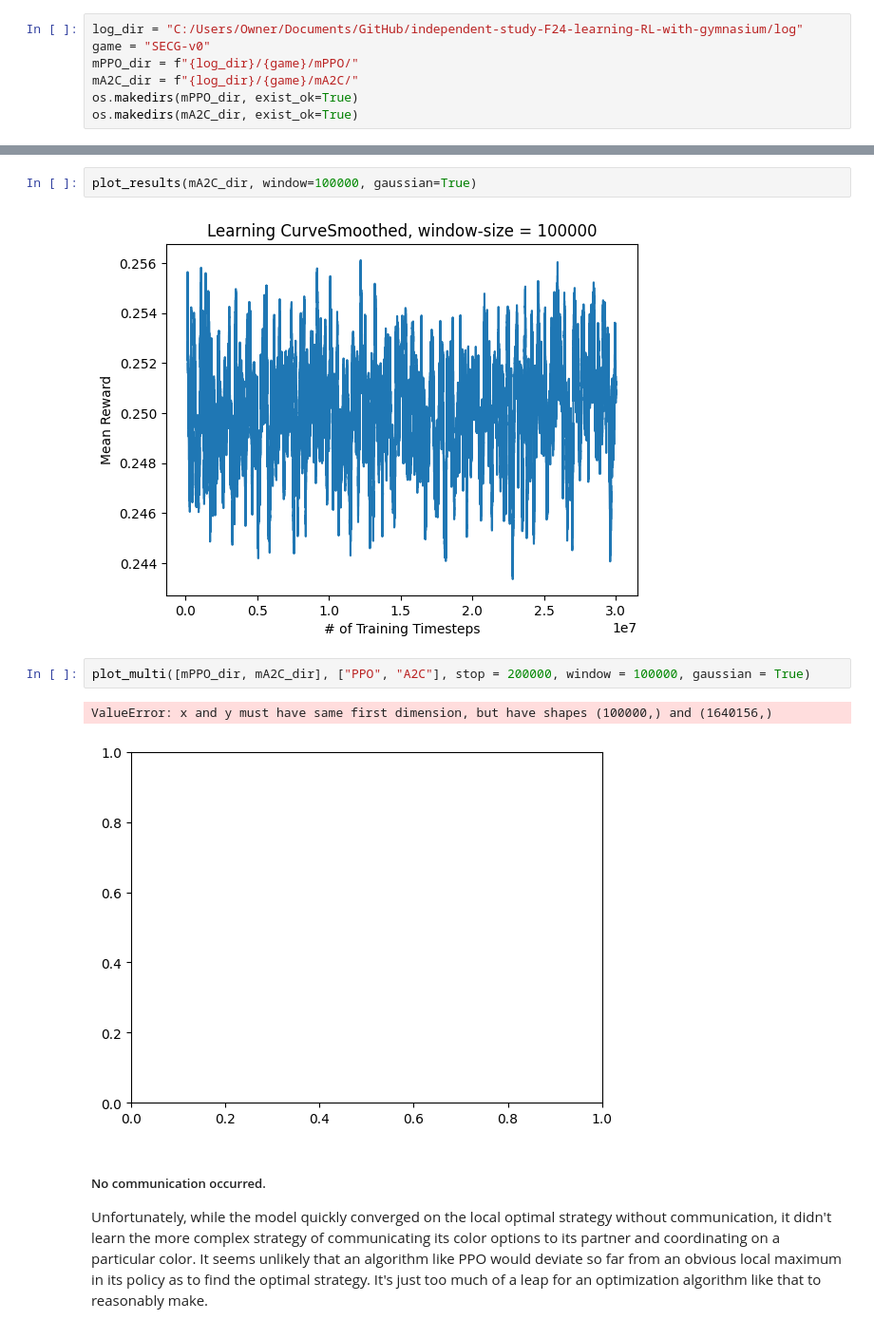
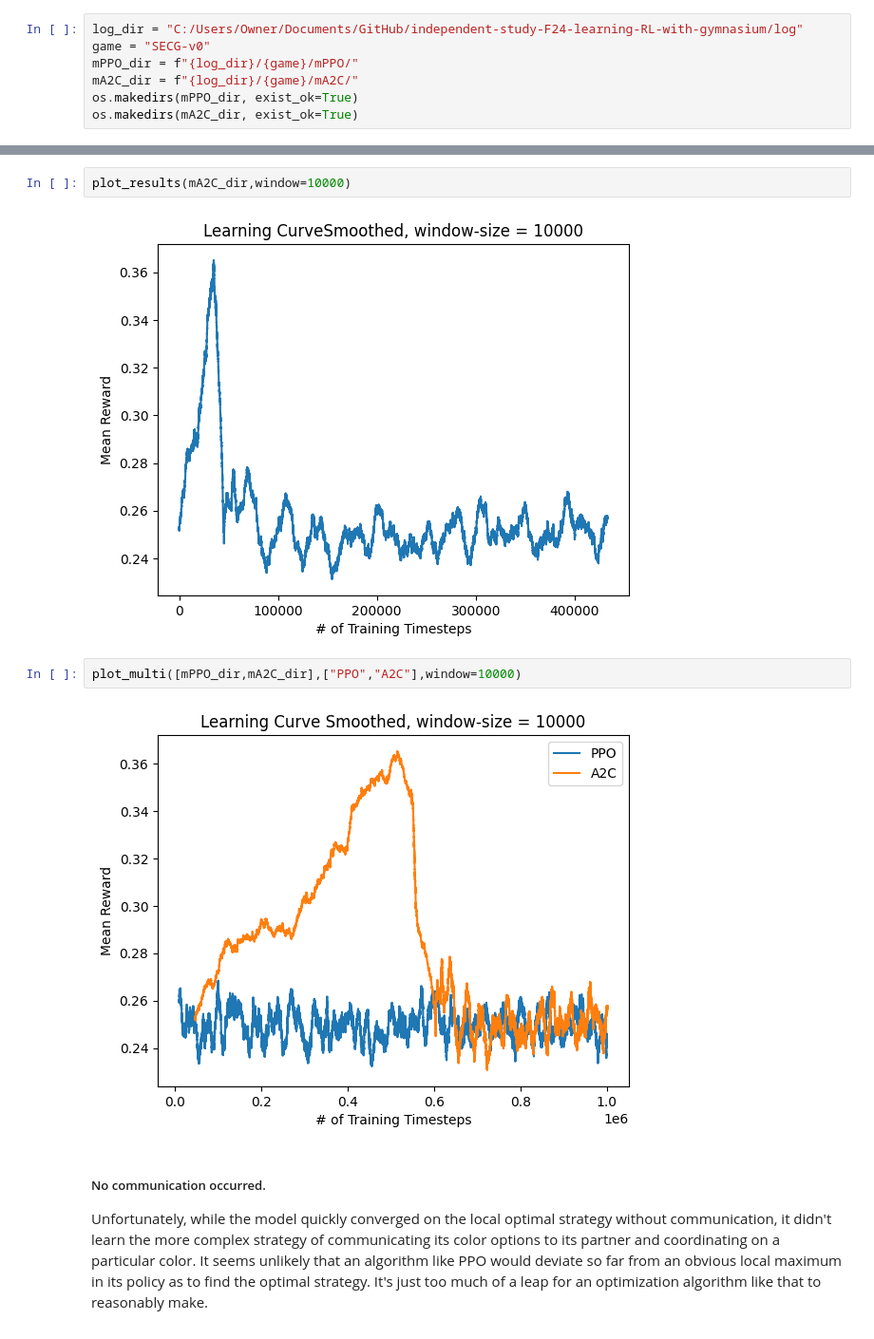
Before and after one commit to EvanMcCormick37/independent-study-F24-learning-RL-with-gymnasium, a Jupyter notebook: SimplifiedEmbodiedCommunicationGame.ipynb, the cells around one changed output, grey strips where cells are left out. Shown at 95% size. Drawn from its saved outputs; the diff is of its cells as text.

```diff
--- a/SimplifiedEmbodiedCommunicationGame.ipynb
+++ b/SimplifiedEmbodiedCommunicationGame.ipynb
@@ -320,12 +278,11 @@ ServerApp.rate_limit_window=3.0 (secs)
 # %%
-plot_results(mA2C_dir, window=100000, gaussian=True)
+plot_results(mA2C_dir,window=10000)
 # %% [output]
-[figure, old version]
+[figure, new version]
 # %%
-plot_multi([mPPO_dir, mA2C_dir], ["PPO", "A2C"], stop = 200000, window = 100000, gaussian = True)
+plot_multi([mPPO_dir,mA2C_dir],["PPO","A2C"],window=10000)
 # %% [output]
-ValueError: x and y must have same first dimension, but have shapes (100000,) and (1640156,)
-[figure, old version]
+[figure, new version]
 # %% [markdown]
 ##### No communication occurred.
 Unfortunately, while the model quickly converged on the local optimal strategy without communication, it didn't learn the more complex strategy of communicating its color options to its partner and coordinating on a particular color. It seems unlikely that an algorithm like PPO would deviate so far from an obvious local maximum in its policy as to find the optimal strategy. It's just too much of a leap for an optimization algorithm like that to reasonably make.
```
Also changed, not shown: parts of 10 cells of this notebook, 33 other files.
